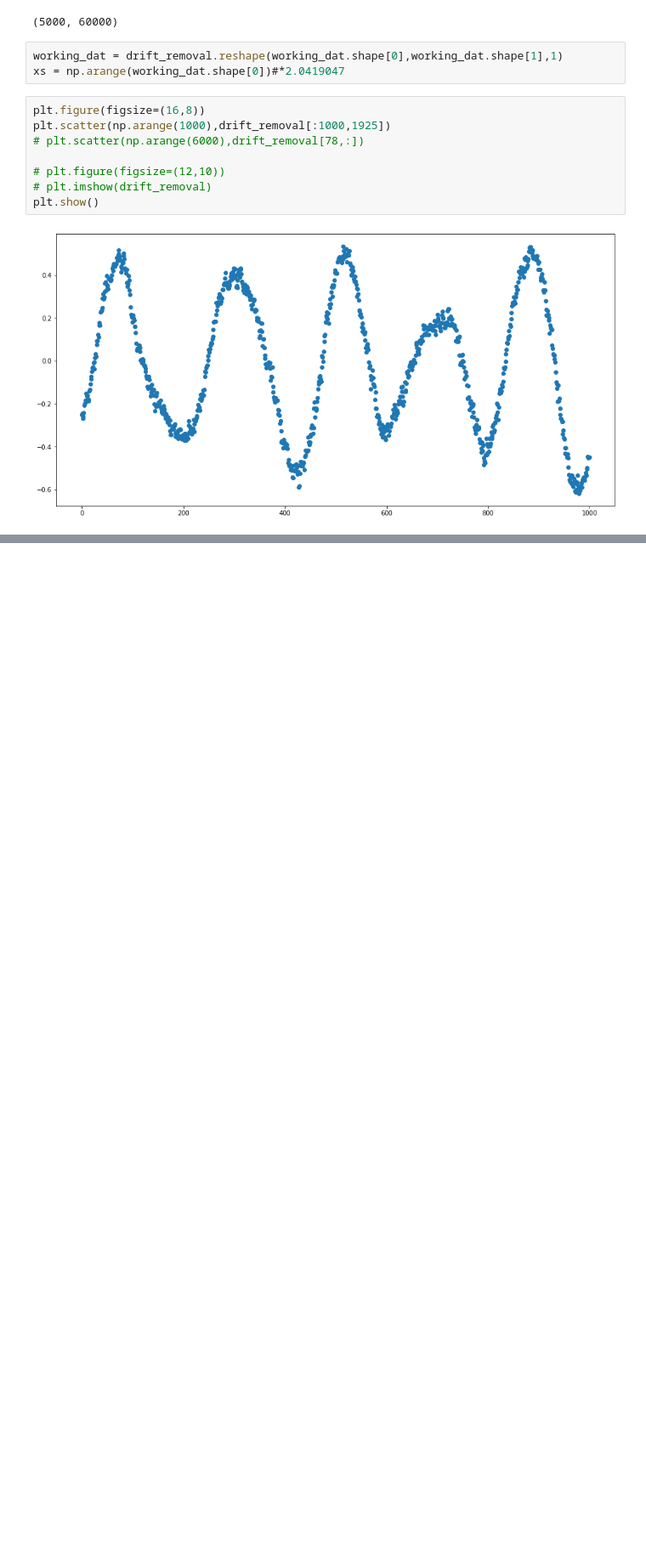
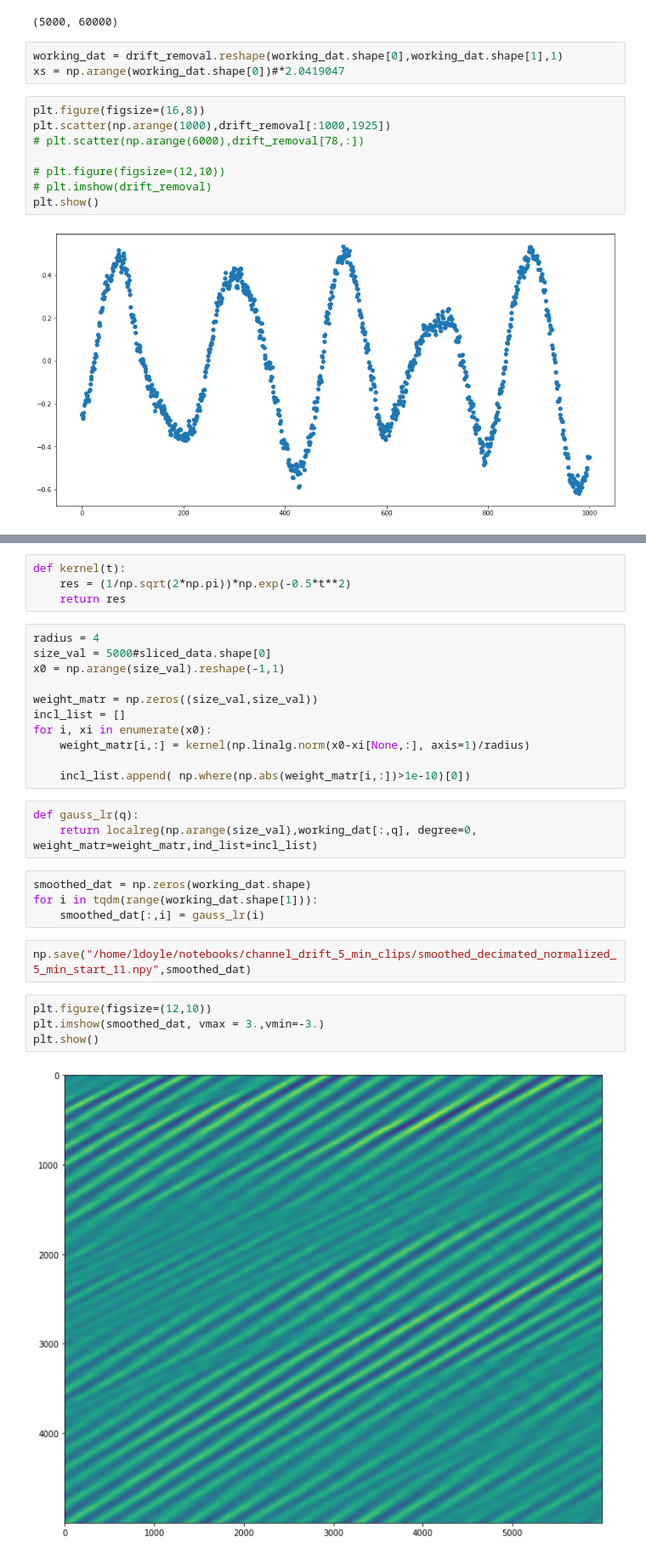
Before and after one commit to Laurd11/sindy-das-new, a Jupyter notebook: pre-processing.ipynb, the cells around one changed output, grey strips where cells are left out. Shown at 85% size. Cells and saved outputs as stored; diff of their text form; blank space fills up the shorter version.

```diff
--- a/pre-processing.ipynb
+++ b/pre-processing.ipynb
@@ -259,0 +268,30 @@ plt.show()
+# %%
+def kernel(t):
+    res = (1/np.sqrt(2*np.pi))*np.exp(-0.5*t**2)
+    return res
+# %%
+radius = 4
+size_val = 5000#sliced_data.shape[0]
+x0 = np.arange(size_val).reshape(-1,1)
+
+weight_matr = np.zeros((size_val,size_val))
+incl_list = []
+for i, xi in enumerate(x0):
+    weight_matr[i,:] = kernel(np.linalg.norm(x0-xi[None,:], axis=1)/radius)
+
+    incl_list.append( np.where(np.abs(weight_matr[i,:])>1e-10)[0])
+# %%
+def gauss_lr(q):
+    return localreg(np.arange(size_val),working_dat[:,q], degree=0, weight_matr=weight_matr,ind_list=incl_list)
+# %%
+smoothed_dat = np.zeros(working_dat.shape)
+for i in tqdm(range(working_dat.shape[1])):
+    smoothed_dat[:,i] = gauss_lr(i)
+# %%
+np.save("/home/ldoyle/notebooks/channel_drift_5_min_clips/smoothed_decimated_normalized_5_min_start_11.npy",smoothed_dat)
+# %%
+plt.figure(figsize=(12,10))
+plt.imshow(smoothed_dat, vmax = 3.,vmin=-3.)
+plt.show()
+# %% [output]
+[figure, added]
```
Also changed, not shown: parts of 7 cells of this notebook, 2 other files.
